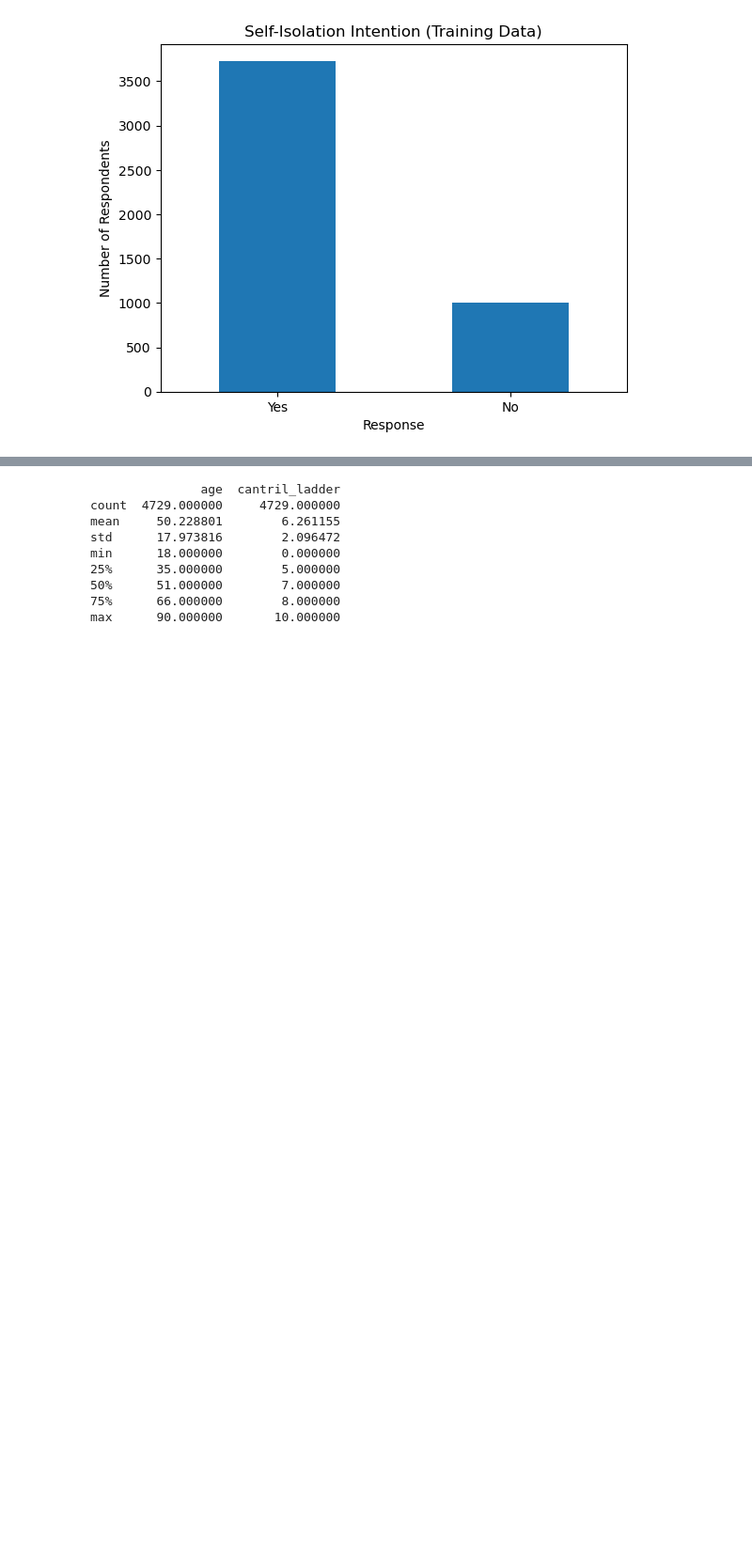
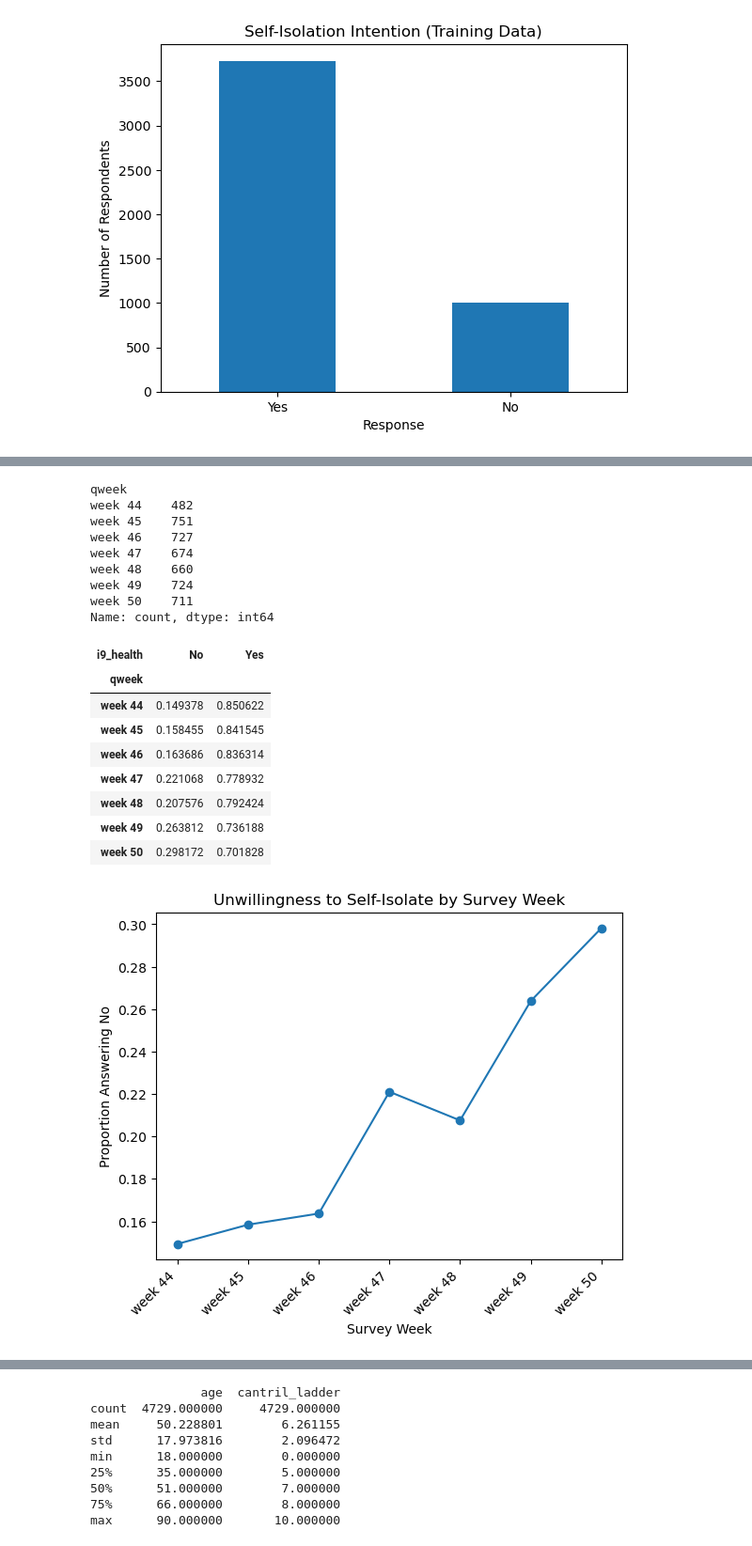
Before and after one commit to y4nxunj/rsm8413-a1, a Jupyter notebook: EDA1.ipynb, the cells around one changed output, grey strips where cells are left out. Shown at 94% size. Drawn from its saved outputs; the diff is of its cells as text; code cells hidden in the pictures; blank space fills up the shorter version.

```diff
--- a/EDA1.ipynb
+++ b/EDA1.ipynb
@@ -209 +290,40 @@ Male       0.247552  0.752448
+# %%
+# sample size by week for qweek
+print(train_df["qweek"].value_counts().sort_index())
+
+week_pct = pd.crosstab(
+    train_df["qweek"],
+    train_df["i9_health"],
+    normalize="index"
+)
+
+display(week_pct)
+
+week_pct["No"].plot(kind="line", marker="o")
+
+plt.title("Unwillingness to Self-Isolate by Survey Week")
+plt.xlabel("Survey Week")
+plt.xticks(rotation=45, ha="right")
+plt.ylabel("Proportion Answering No")
+plt.show()
+# %% [output]
+qweek
+week 44    482
+week 45    751
+week 46    727
+week 47    674
+week 48    660
+week 49    724
+week 50    711
+Name: count, dtype: int64
+| i9_health | No | Yes |
+| qweek |  |  |
+| week 44 | 0.149378 | 0.850622 |
+| week 45 | 0.158455 | 0.841545 |
+| week 46 | 0.163686 | 0.836314 |
+| week 47 | 0.221068 | 0.778932 |
+| week 48 | 0.207576 | 0.792424 |
+| week 49 | 0.263812 | 0.736188 |
+| week 50 | 0.298172 | 0.701828 |
+[figure, added]
 # %% [markdown]
```
Also changed, not shown: parts of 16 cells of this notebook.
